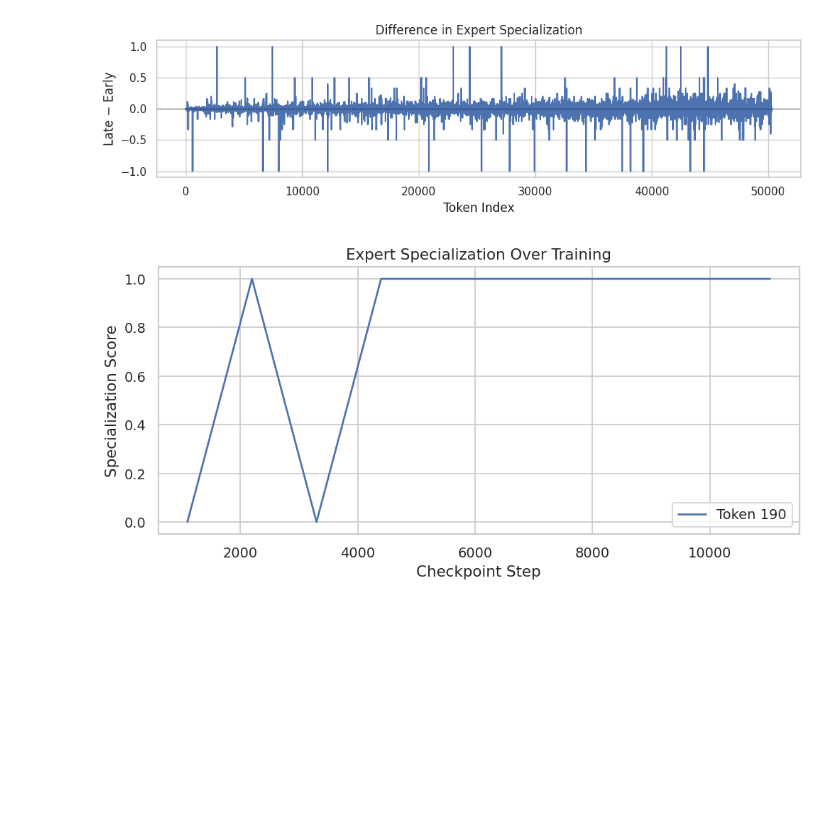
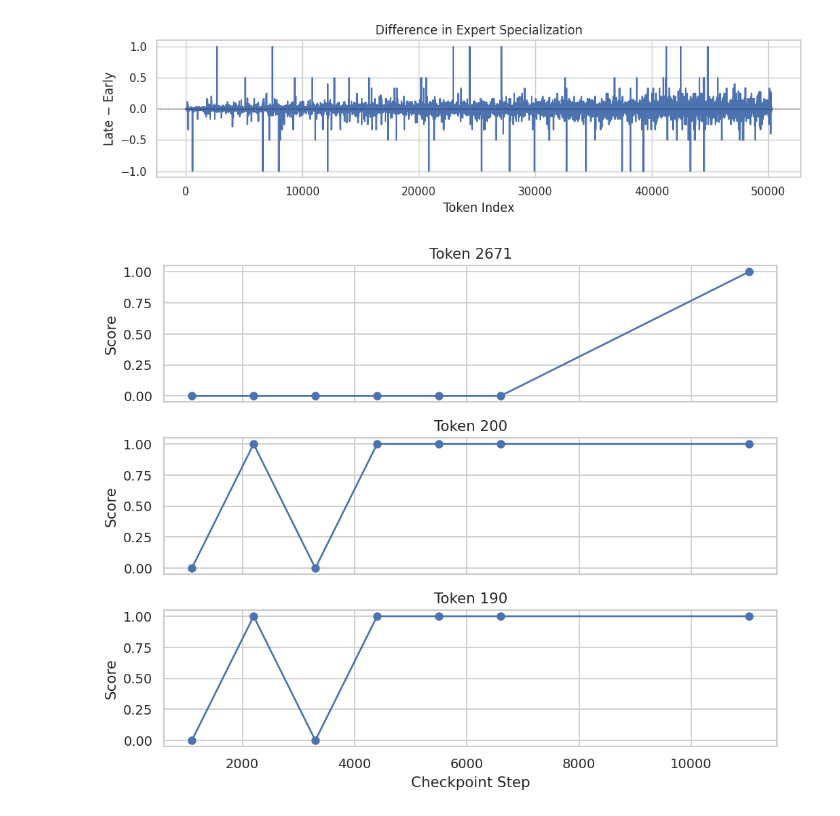
Before and after one commit to cmu-flame/FLAME-MoE, a Jupyter notebook: empirical_analysis/plot/expert_specialization.ipynb, the cells around one changed output. Saved outputs shown, nothing was run; the diff lists cells and outputs as text; code cells hidden in the pictures; blank space fills up the shorter version.

Commit message:
expert specialization is a bit off, let's try to remove the jitter noise

```diff
--- a/empirical_analysis/plot/expert_specialization.ipynb
+++ b/empirical_analysis/plot/expert_specialization.ipynb
@@ -64,26 +64,28 @@ plot_specialization_difference(spec1, spec2)
 [figure]
 [figure]
 [figure]
-# %%
-files = sorted(Path("results/expert-specialization/flame-moe-1.7b").glob("*/18-24.pt"), key=lambda p: int(p.parts[-2]))
-steps = [int(p.parts[-2]) for p in files]
-indices = torch.load(files[-1]).topk(1).indices
-
-data = []
-for file in files:
-    spec = torch.load(file)
-    data.append(spec[indices].tolist())
-
-data = list(zip(*data))
-plt.figure(figsize=(8, 4), dpi=128)
-for i, scores in enumerate(data):
-    plt.plot(steps, scores, label=f"Token {indices[i].item()}")
-
-plt.xlabel("Checkpoint Step")
-plt.ylabel("Specialization Score")
-plt.title("Expert Specialization Over Training")
-plt.legend()
-plt.tight_layout()
-plt.show()
-# %% [output]
-[figure, removed]
+# %%
+k = 3
+
+files = sorted(Path("results/expert-specialization/flame-moe-1.7b").glob("*/18-24.pt"), key=lambda p: int(p.parts[-2]))
+steps = [int(p.parts[-2]) for p in files]
+indices = torch.load(files[-1]).topk(k).indices
+
+data = []
+for file in files:
+    spec = torch.load(file)
+    data.append(spec[indices].tolist())
+
+data = list(zip(*data))
+
+fig, axes = plt.subplots(k, 1, figsize=(8, 2.2 * k), dpi=128, sharex=True)
+for i, ax in enumerate(axes):
+    ax.plot(steps, data[i], marker='o')
+    ax.set_ylabel("Score")
+    ax.set_title(f"Token {indices[i].item()}")
+
+axes[-1].set_xlabel("Checkpoint Step")
+plt.tight_layout()
+plt.show()
+# %% [output]
+[figure, added]
```
